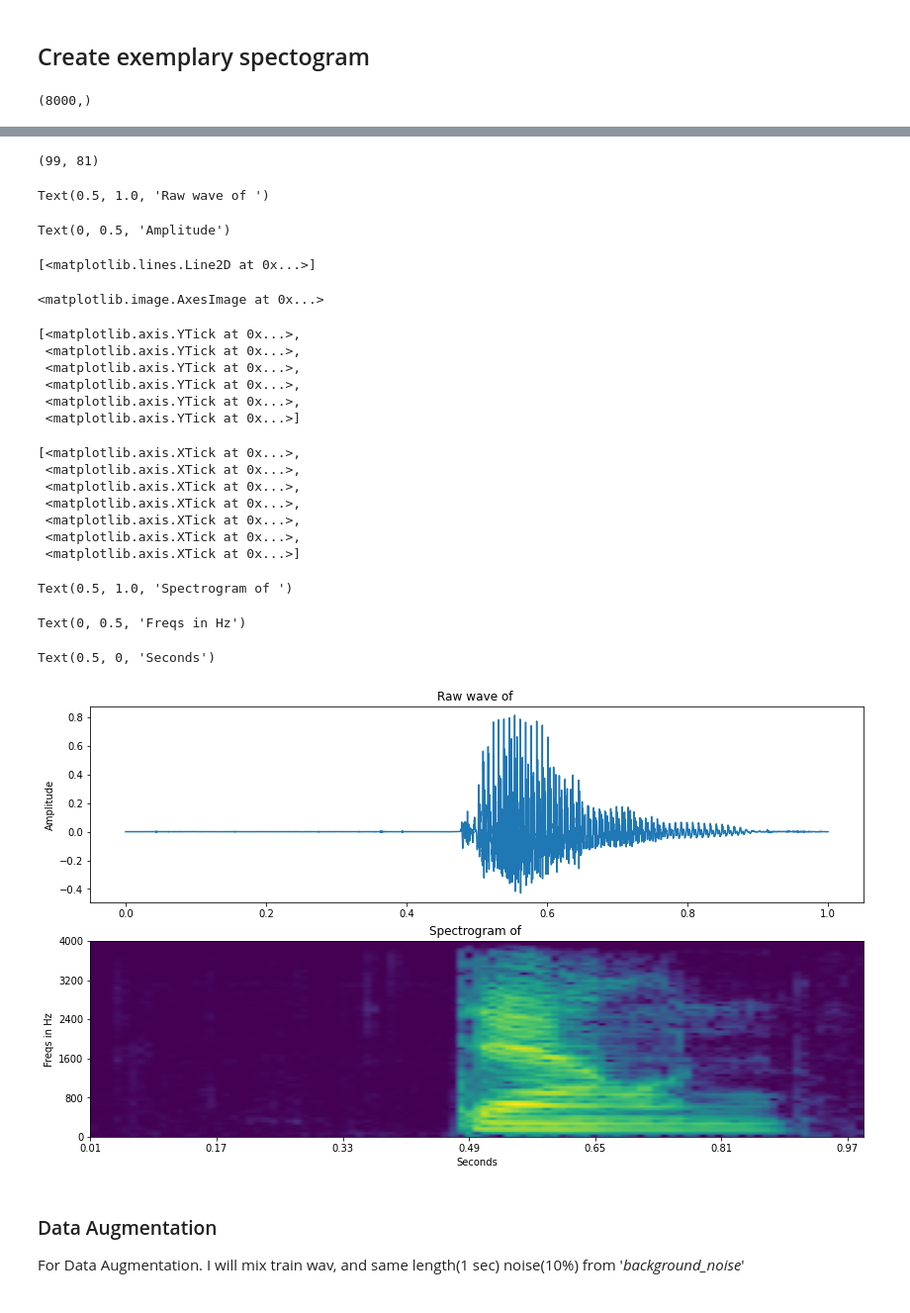
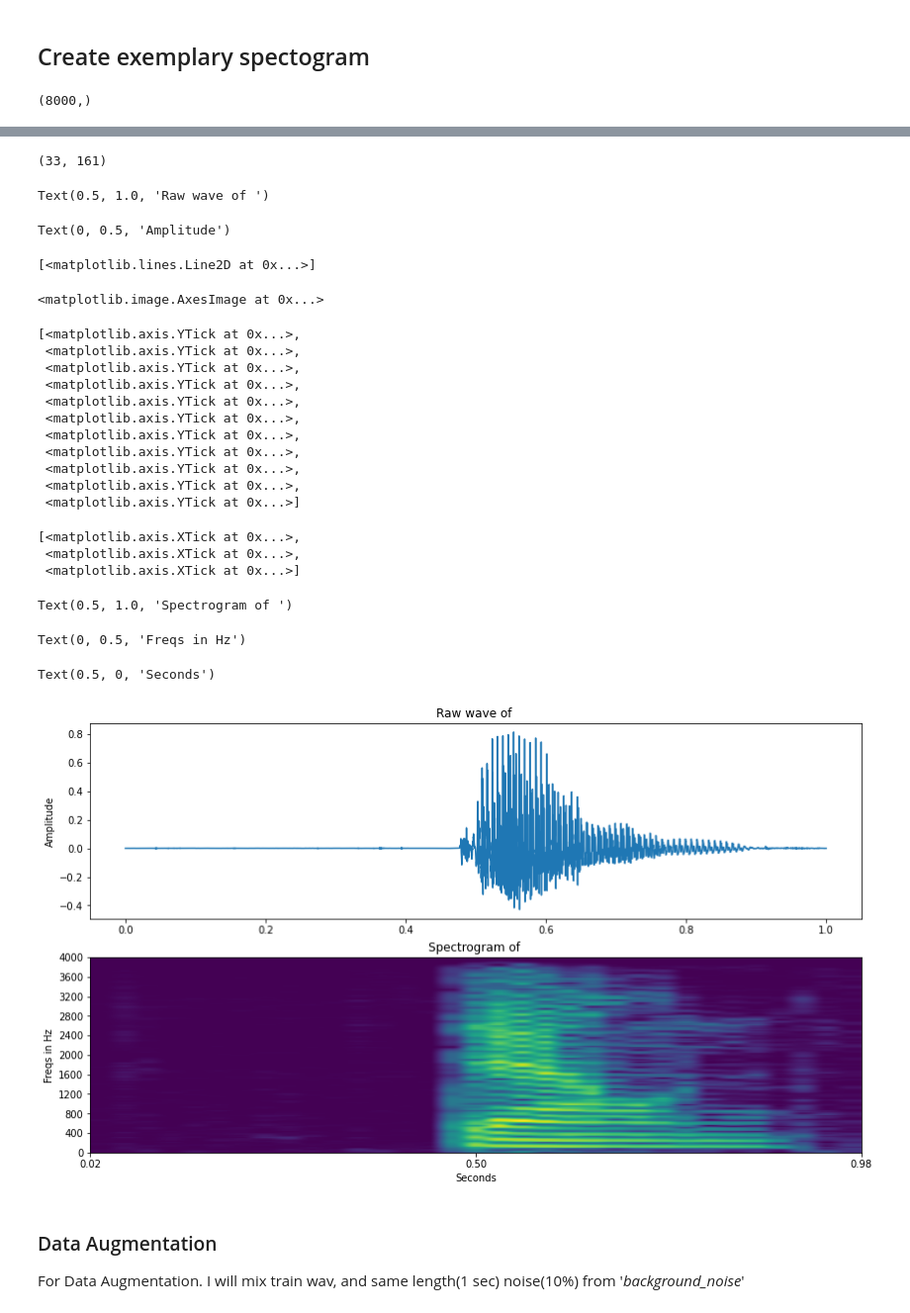
Before and after one commit to kaletap/speech-classification, a Jupyter notebook: notebooks/models.ipynb, the cells around one changed output, grey strips where cells are left out. Shown: that part at 99% size. Drawn from its saved outputs; the diff is of its cells as text; code cells hidden in the pictures.

```diff
--- a/notebooks/models.ipynb
+++ b/notebooks/models.ipynb
@@ -198,7 +213,8 @@ def log_specgram(audio, sample_rate, window_size=20,
 # %%
 samples, sample_rate = wav_all[0], 8000
 samples.shape
-freqs, times, spectrogram = log_specgram(samples, sample_rate, window_size=20, step_size=10)
+freqs, times, spectrogram = log_specgram(samples, sample_rate, window_size=40, step_size=10)
+# freqs, times, spectrogram = log_specgram_freq_160(samples, sample_rate, window_size=39, step_size=10)
 print(freqs)
 print(times)
 spectrogram.shape
@@ -236,25 +254,26 @@ ax2.set_xlabel('Seconds')
-(99, 81)
+(33, 161)
 Text(0.5, 1.0, 'Raw wave of ')
 Text(0, 0.5, 'Amplitude')
 [<matplotlib.lines.Line2D at 0x...>]
 <matplotlib.image.AxesImage at 0x...>
 [<matplotlib.axis.YTick at 0x...>,
  <matplotlib.axis.YTick at 0x...>,
  <matplotlib.axis.YTick at 0x...>,
  <matplotlib.axis.YTick at 0x...>,
  <matplotlib.axis.YTick at 0x...>,
+ <matplotlib.axis.YTick at 0x...>,
+ <matplotlib.axis.YTick at 0x...>,
+ <matplotlib.axis.YTick at 0x...>,
+ <matplotlib.axis.YTick at 0x...>,
+ <matplotlib.axis.YTick at 0x...>,
  <matplotlib.axis.YTick at 0x...>]
 [<matplotlib.axis.XTick at 0x...>,
  <matplotlib.axis.XTick at 0x...>,
- <matplotlib.axis.XTick at 0x...>,
- <matplotlib.axis.XTick at 0x...>,
- <matplotlib.axis.XTick at 0x...>,
- <matplotlib.axis.XTick at 0x...>,
  <matplotlib.axis.XTick at 0x...>]
 Text(0.5, 1.0, 'Spectrogram of ')
 Text(0, 0.5, 'Freqs in Hz')
 Text(0.5, 0, 'Seconds')
-[figure, old version]
+[figure, new version]
 # %% [markdown]
 ### Data Augmentation
 
```
Also changed, not shown: parts of 34 cells of this notebook, 1 other file.
